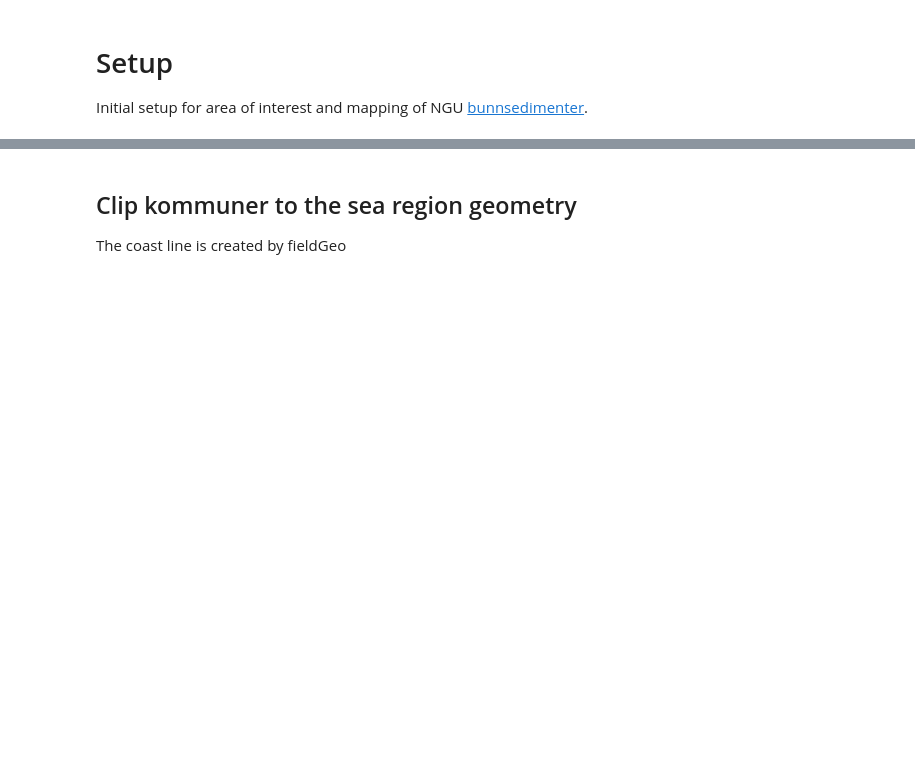
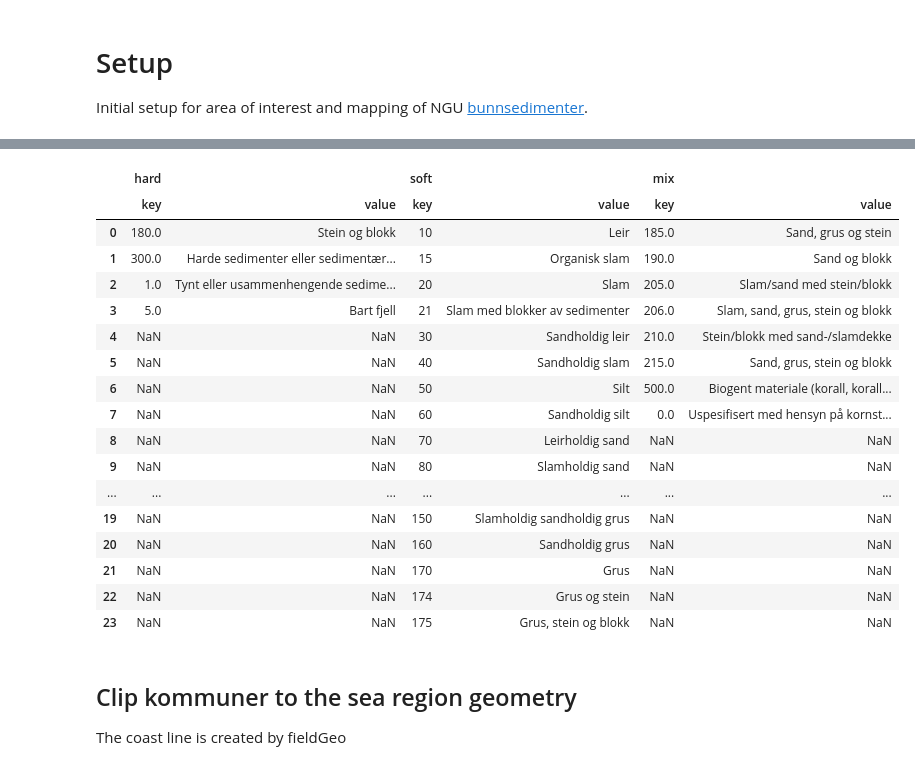
Before and after one commit to NIVANorge/marint-naturkart-niva, a Jupyter notebook: notebooks/01_aoi_sediments_explore.ipynb, the cells around one changed output, grey strips where cells are left out. Drawn from its saved outputs; the diff is of its cells as text; code cells hidden in the pictures; blank space fills up the shorter version.

Commit message:
update labelling based on new rule
hard - DK_EFGY,
soft - DK_AB, DK_C, DK_D
mixture - DK_0, 0

```diff
--- a/notebooks/01_aoi_sediments_explore.ipynb
+++ b/notebooks/01_aoi_sediments_explore.ipynb
@@ -48,17 +48,10 @@ save_layer_as_geoparquet(marine_vanntyper, None, output_path)
 Initial setup for area of interest and mapping of NGU [bunnsedimenter](https://kartkatalog.geonorge.no/metadata/79f0f17d-9f62-456d-b1a9-2a8c754c51c4).
 # %%
 # https://static.ngu.no/Mareano/Kornstorrelse.html
-# also see https://static.ngu.no/Mareano/Kornstorrelse-NiN-LM.html  DK_EFGY hard while DK_ABCD soft
-UNSPECIFIED_BOTTOM = [0]
-SOFT_BOTTOM_TYPES = {
-    10: "Leire",
-    15: "Organisk slam",
-    20: "Slam",
-    40: "Sandholdig slam",
-    80: "Slamholdig sand",
-    115: "Grusholdig sandholdig slam",
-    120: "Grusholdig slamholdig sand"
-}
+# also see https://static.ngu.no/Mareano/Kornstorrelse-NiN-LM.html  DK_EFGY hard while, DK_ABCD soft and DK_0 mixture
+HARD_BOTTOM_LM_DK = ["DK_EFGY"]
+SOFT_BOTTOM_LM_DK = ["DK_AB", "DK_C", "DK_D"]
+MIXED_BOTTOM_LM_DK = ["DK_0", "0"]
 KOMMUNER = {
     "1515": "Herøy",
     "1516": "Ulstein",
@@ -73,3 +66,5 @@ KOMMUNER = {
     "1517": "Hareid",
     "1511": "Vanylven",
 }
+# %%
+df_kornstr = pd.read_html("https://static.ngu.no/Mareano/Kornstorrelse-NiN-LM.html", skiprows=0)[1]
@@ -76,3 +89,57 @@ KOMMUNER = {
+# %%
+SOFT_BOTTOM_TYPES = {
+    row["Kornstørrelse SOSI-kode"]: row["Kornstørrelse SOSI-navn"]
+    for _, row in df_kornstr[
+        df_kornstr["Dominerende kornstørrelse LM-DK"].isin(SOFT_BOTTOM_LM_DK)
+    ].iterrows()
+}
+HARD_BOTTOM_TYPES = {
+    row["Kornstørrelse SOSI-kode"]: row["Kornstørrelse SOSI-navn"]
+    for _, row in df_kornstr[
+        df_kornstr["Dominerende kornstørrelse LM-DK"].isin(HARD_BOTTOM_LM_DK)
+    ].iterrows()
+}
+MIXTURE_BOTTOM_TYPES = {
+    row["Kornstørrelse SOSI-kode"]: row["Kornstørrelse SOSI-navn"]
+    for _, row in df_kornstr[
+        df_kornstr["Dominerende kornstørrelse LM-DK"].isin(MIXED_BOTTOM_LM_DK)
+    ].iterrows()
+}
+# Build a table with multi-level columns: main headers (hard, soft, mix) and sub headers (key, value)
+dicts = {
+    "hard": HARD_BOTTOM_TYPES,
+    "soft": SOFT_BOTTOM_TYPES,
+    "mix": MIXTURE_BOTTOM_TYPES,
+}
+
+df_types = pd.concat(
+    {
+        name: pd.Series(d).rename_axis("key").reset_index().rename(columns={0: "value"})
+        for name, d in dicts.items()
+    },
+    axis=1,
+)
+df_types.columns = pd.MultiIndex.from_tuples(df_types.columns)
+df_types
+# %% [output]
+|  | hard |  | soft |  | mix |  |
+|  | key | value | key | value | key | value |
+| 0 | 180.0 | Stein og blokk | 10 | Leir | 185.0 | Sand, grus og stein |
+| 1 | 300.0 | Harde sedimenter eller sedimentær... | 15 | Organisk slam | 190.0 | Sand og blokk |
+| 2 | 1.0 | Tynt eller usammenhengende sedime... | 20 | Slam | 205.0 | Slam/sand med stein/blokk |
+| 3 | 5.0 | Bart fjell | 21 | Slam med blokker av sedimenter | 206.0 | Slam, sand, grus, stein og blokk |
+| 4 | NaN | NaN | 30 | Sandholdig leir | 210.0 | Stein/blokk med sand-/slamdekke |
+| 5 | NaN | NaN | 40 | Sandholdig slam | 215.0 | Sand, grus, stein og blokk |
+| 6 | NaN | NaN | 50 | Silt | 500.0 | Biogent materiale (korall, korall... |
+| 7 | NaN | NaN | 60 | Sandholdig silt | 0.0 | Uspesifisert med hensyn på kornst... |
+| 8 | NaN | NaN | 70 | Leirholdig sand | NaN | NaN |
+| 9 | NaN | NaN | 80 | Slamholdig sand | NaN | NaN |
+| ... | ... | ... | ... | ... | ... | ... |
+| 19 | NaN | NaN | 150 | Slamholdig sandholdig grus | NaN | NaN |
+| 20 | NaN | NaN | 160 | Sandholdig grus | NaN | NaN |
+| 21 | NaN | NaN | 170 | Grus | NaN | NaN |
+| 22 | NaN | NaN | 174 | Grus og stein | NaN | NaN |
+| 23 | NaN | NaN | 175 | Grus, stein og blokk | NaN | NaN |
 # %%
 gdf_bunn = gpd.read_parquet(
     "gs://niva-geodata/MarintNaturKart/ngu_sediment/BunnsedimentKornstorDetalj.geo.parquet"
```
Also changed, not shown: parts of 5 cells of this notebook, 2 other files.
